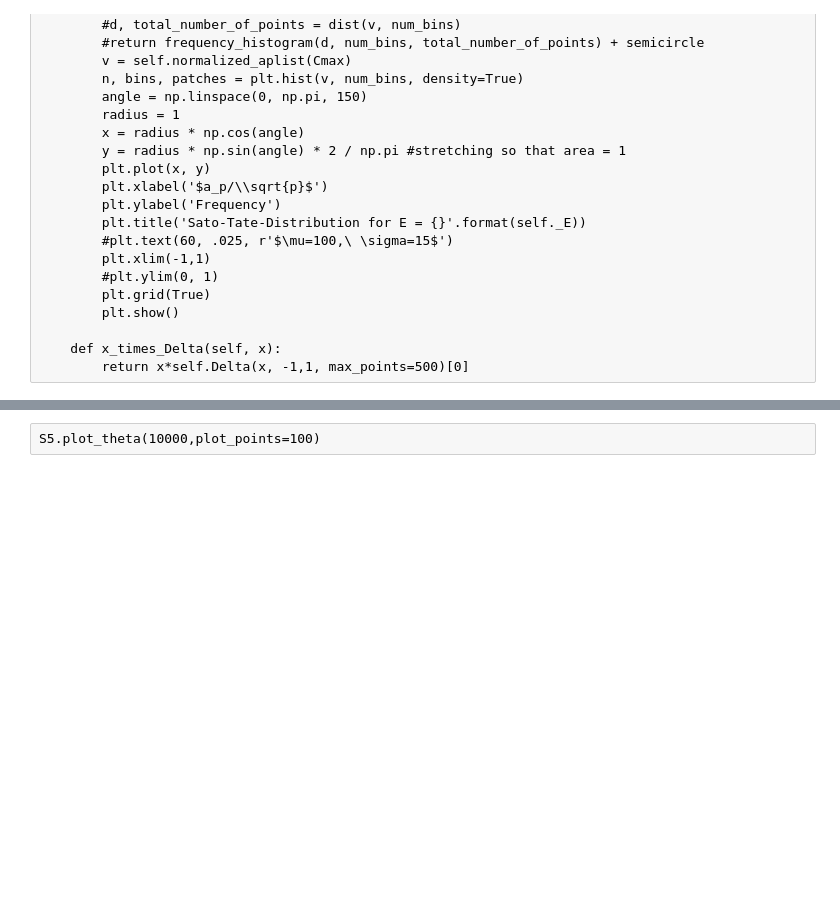
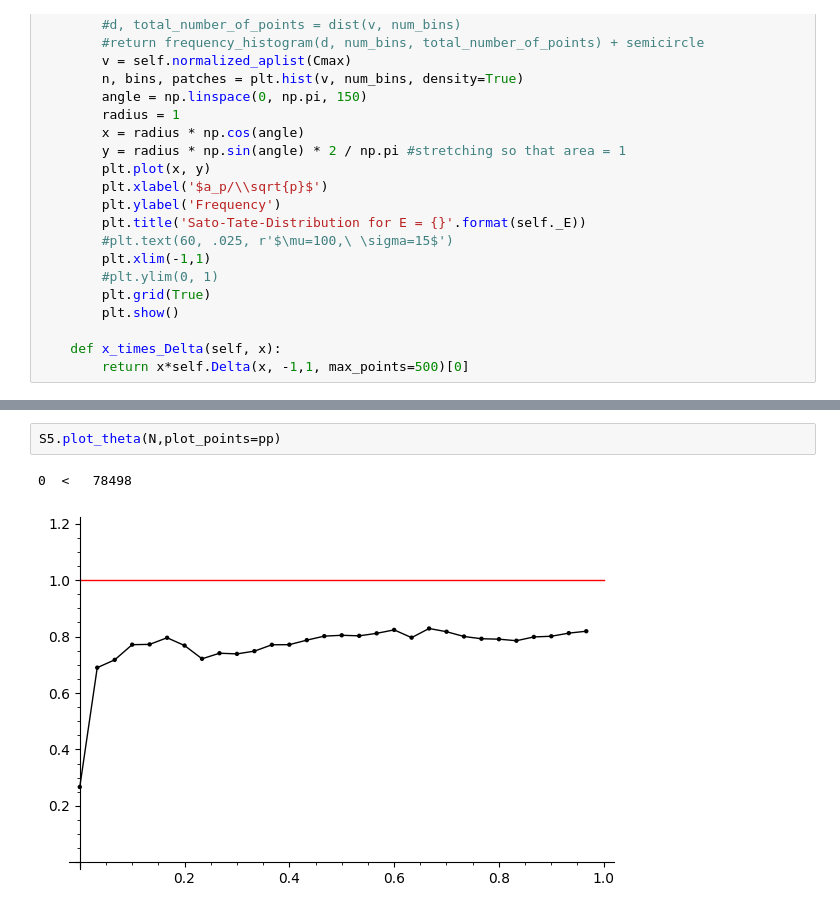
Before and after one commit to JosuaKugler/sato-tate-distributions, a Jupyter notebook: sage_st_distribution.ipynb, the cells around one changed output, grey strips where cells are left out. Drawn from its saved outputs; the diff is of its cells as text; blank space fills up the shorter version.

```diff
--- a/sage_st_distribution.ipynb
+++ b/sage_st_distribution.ipynb
@@ -245,2 +253,5 @@ S4.plot_theta(10000,plot_points=100)
 # %%
-S5.plot_theta(10000,plot_points=100)
+S5.plot_theta(N,plot_points=pp)
+# %% [output]
+0  <   78498
+[figure, added]
```
Also changed, not shown: parts of 16 cells of this notebook, 2 other files.
